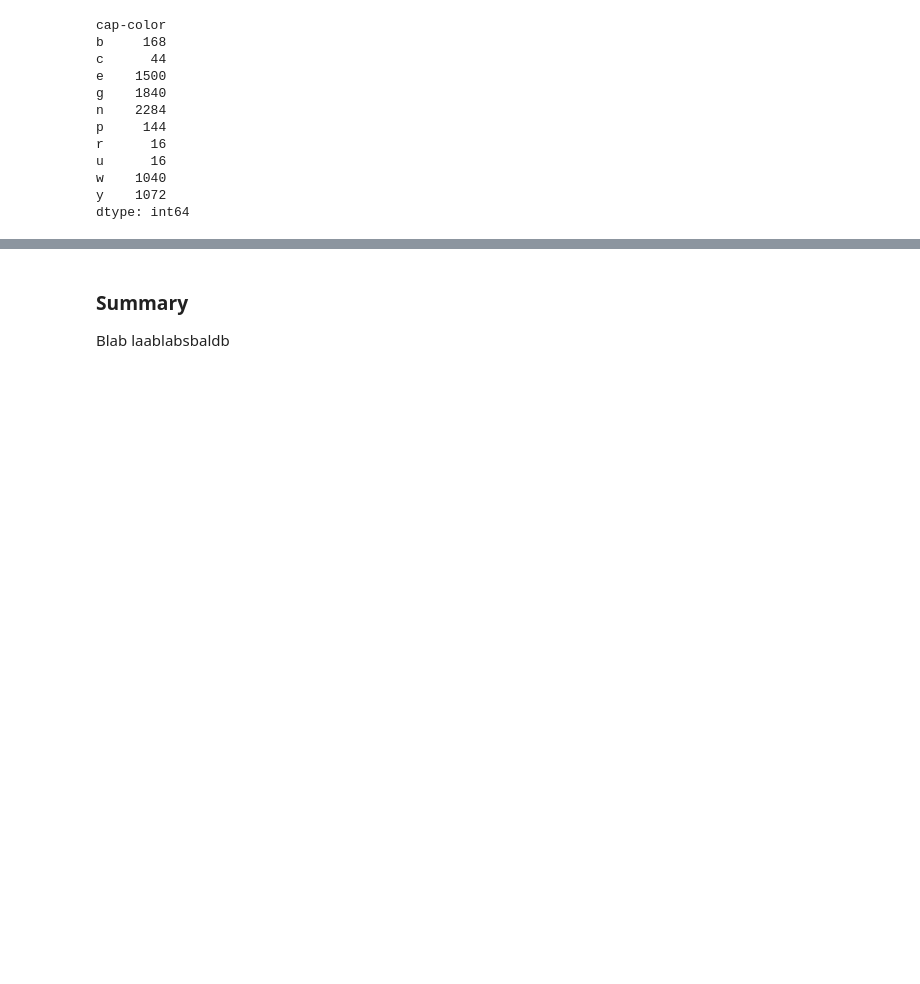
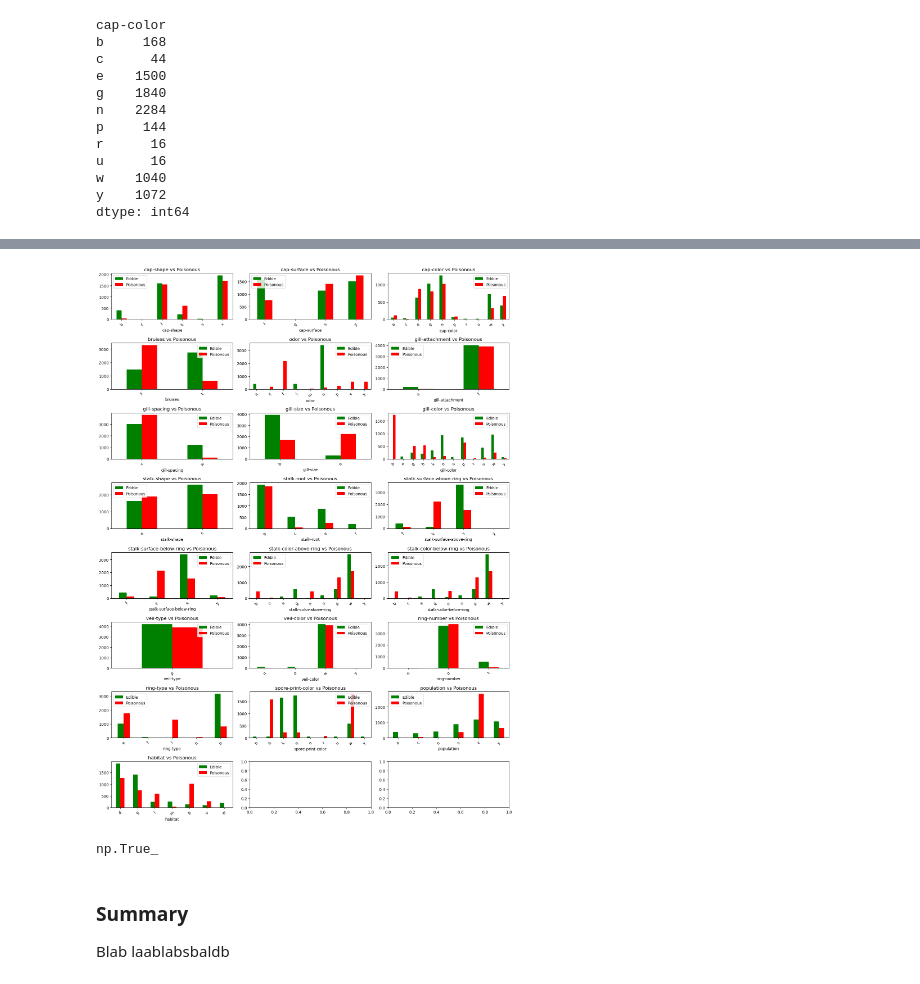
Before and after one commit to Tietgen-ITU/applied-artificial-intelligence, a Jupyter notebook: exam/assignment-01/First_assignment_dataset_3.ipynb, the cells around one changed output, grey strips where cells are left out. Saved outputs shown, nothing was run; the diff lists cells and outputs as text; code cells hidden in the pictures; blank space fills up the shorter version.

Commit message:
Add better data augmentation and visualization

```diff
--- a/exam/assignment-01/First_assignment_dataset_3.ipynb
+++ b/exam/assignment-01/First_assignment_dataset_3.ipynb
@@ -133,3 +182,28 @@ dtype: int64
+# %%
+
+# Select a few key features to analyze
+key_features = X.columns
+
+fig, axes = plt.subplots(8, 3, figsize=(15, 20))
+axes = axes.ravel()
+
+for i, feature in enumerate(key_features):
+    # Create a crosstab to show poisonous vs edible by feature value
+    crosstab = pd.crosstab(X[feature], y['poisonous'])
+    crosstab.plot(kind='bar', ax=axes[i], color=['green', 'red'])
+    axes[i].set_title(f'{feature} vs Poisonous')
+    axes[i].set_xlabel(feature)
+    axes[i].legend(['Edible', 'Poisonous'])
+    axes[i].tick_params(axis='x', rotation=45)
+
+plt.tight_layout()
+plt.show()
+# %% [output]
+[figure, added]
+# %%
+X.isnull().any().any()
+# %% [output]
+np.True_
 # %% [markdown]
 ### Summary
 
```
Also changed, not shown: parts of 27 cells of this notebook.
